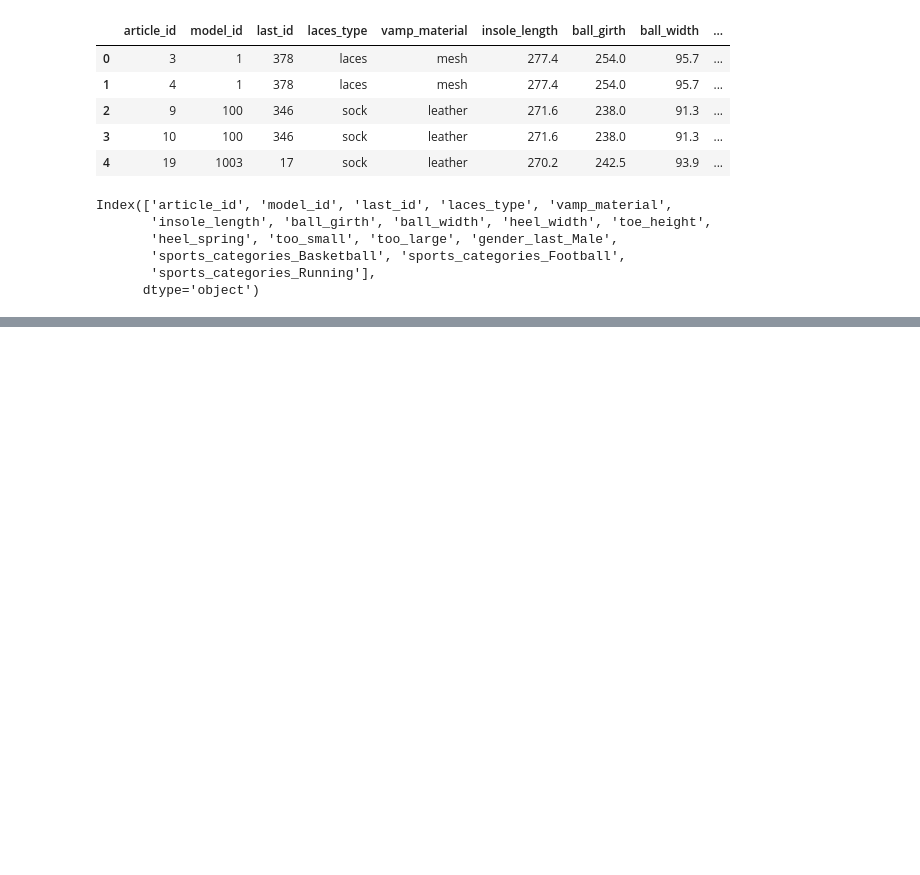
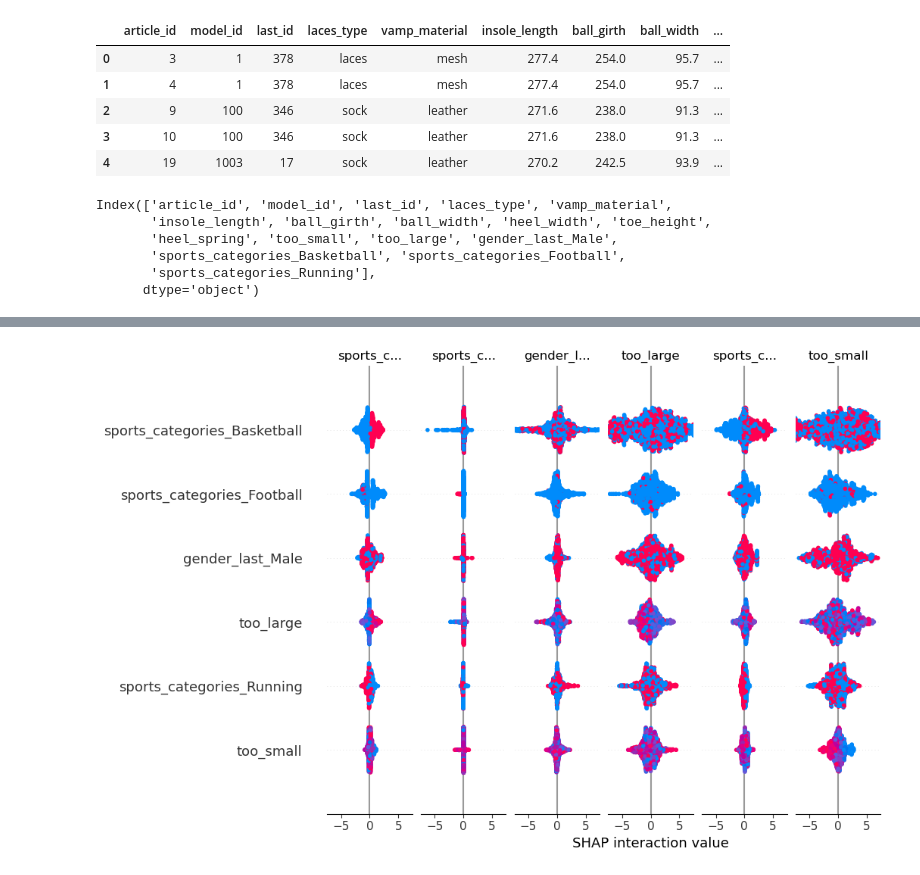
Before and after one commit to KartikaySrivadtava/AdidasHackathon, a Jupyter notebook: Adidas_MLEvaluation.ipynb, the cells around one changed output, grey strips where cells are left out. Drawn from its saved outputs; the diff is of its cells as text; code cells hidden in the pictures; blank space fills up the shorter version.

```diff
--- a/Adidas_MLEvaluation.ipynb
+++ b/Adidas_MLEvaluation.ipynb
@@ -83,0 +90,10 @@ print('Mean Squared Error with Best Model:', mse)
+# %%
+import shap
+
+explainer_rf = shap.Explainer(model)
+shap_values_rf = explainer_rf.shap_values(X_train)
+
+#Plot Shap Values
+shap.summary_plot(shap_values_rf, X_train, feature_names=X_train.columns)
+# %% [output]
+[figure, added]
```
Also changed, not shown: parts of 2 cells of this notebook.
